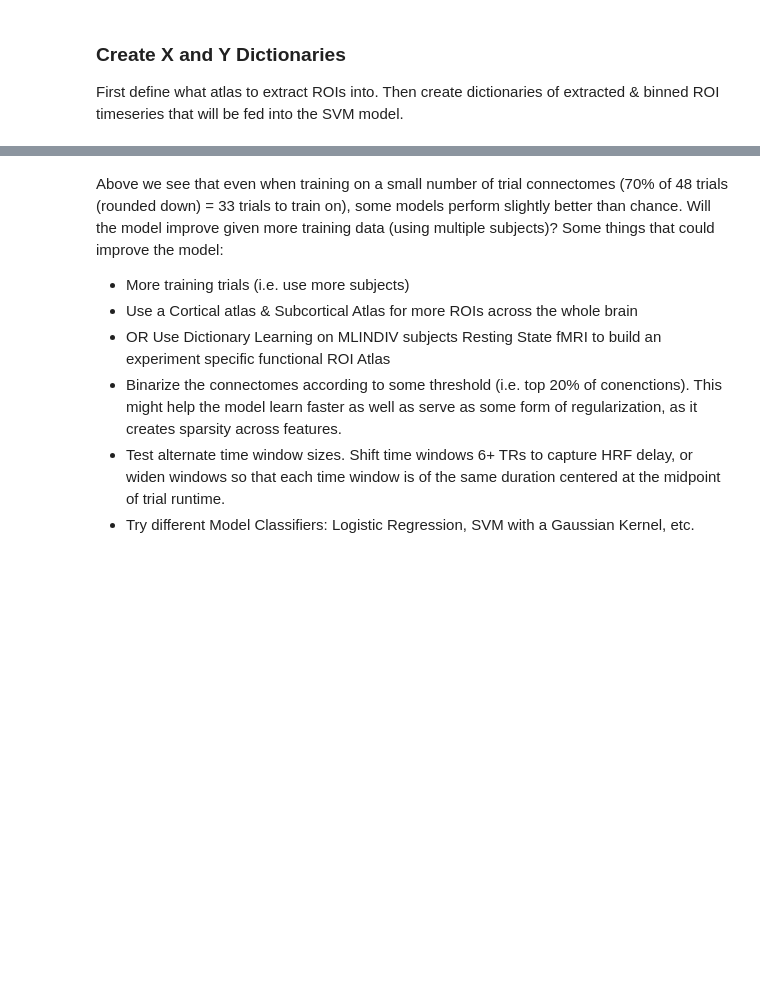
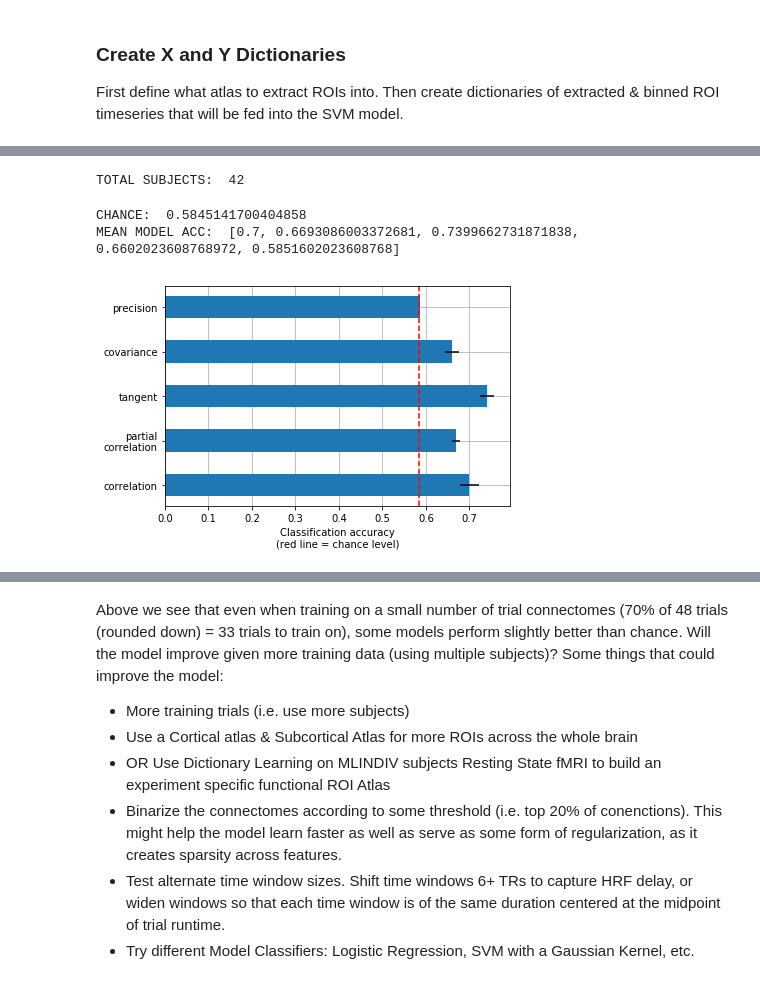
Before and after one commit to rwoodry/MLINDIV, a Jupyter notebook: machinelearning/MLINDIV_FC_TestTrials.ipynb, the cells around one changed output, grey strips where cells are left out. Drawn from its saved outputs; the diff is of its cells as text; code cells hidden in the pictures; blank space fills up the shorter version.

```diff
--- a/machinelearning/MLINDIV_FC_TestTrials.ipynb
+++ b/machinelearning/MLINDIV_FC_TestTrials.ipynb
@@ -443 +363,10 @@ set
+# %%
+subjects = set(good_subs + ['033', '031', '034', '049', '082', '098'])
+print("TOTAL SUBJECTS: ", len(subjects))
+scores = model_connectome(sub_X_dict, sub_Y_dict, subjects, C = 0.005, n_splits = 10)
+# %% [output]
+TOTAL SUBJECTS:  42
+CHANCE:  0.5845141700404858
+MEAN MODEL ACC:  [0.7, 0.6693086003372681, 0.7399662731871838, 0.6602023608768972, 0.5851602023608768]
+[figure, added]
 # %%
```
Also changed, not shown: parts of 18 cells of this notebook.
